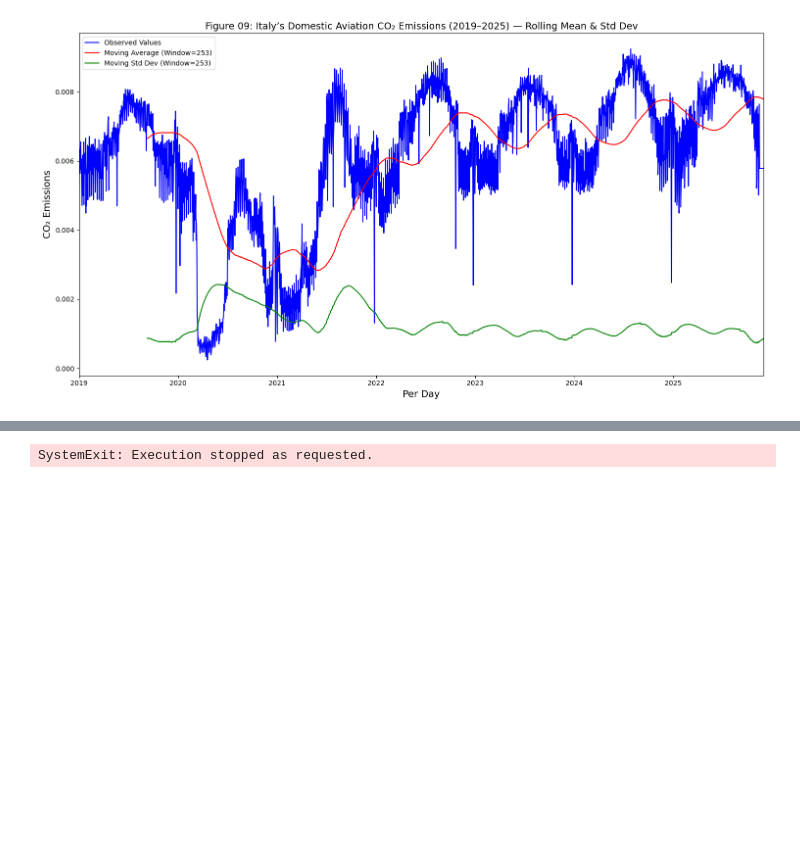
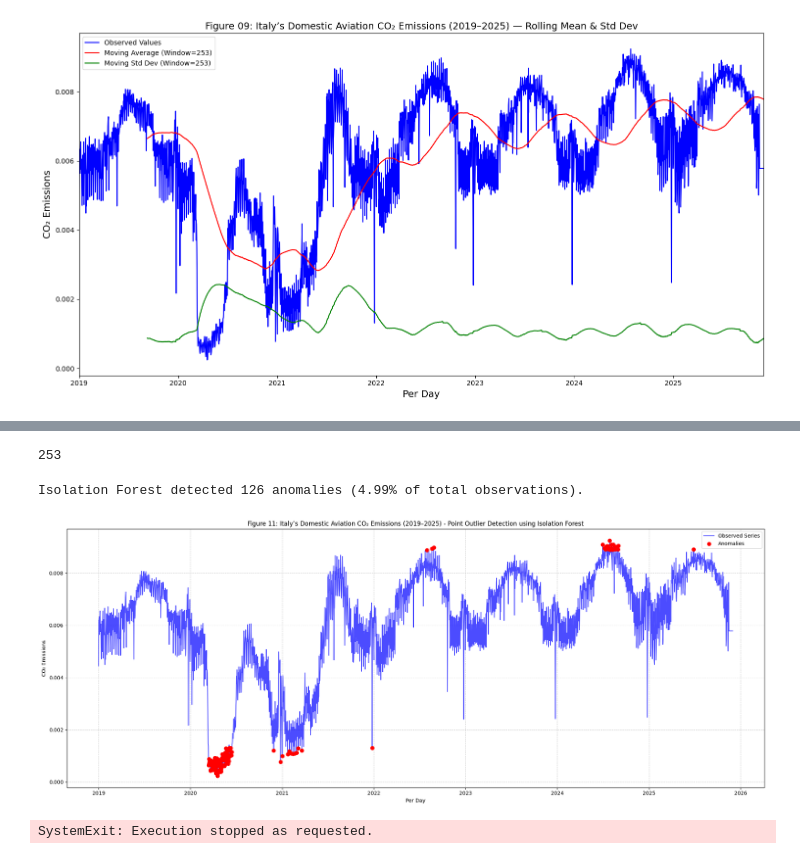
Before and after one commit to thisishasan/data_mining_and_machine_learning, a Jupyter notebook: data_mining_machine_learning.ipynb, the cells around one changed output, grey strips where cells are left out. Saved outputs shown, nothing was run; the diff lists cells and outputs as text; code cells hidden in the pictures; blank space fills up the shorter version.

```diff
--- a/data_mining_machine_learning.ipynb
+++ b/data_mining_machine_learning.ipynb
@@ -706,3 +1065,23 @@ visualize_time_series_with_moving_statistics(
+# %%
+tree_count = 100
+max_sample_size = round(0.1 * len(italy_domestic_aviation_df))
+display(max_sample_size)
+# %% [output]
+253
+# %%
+contamination_rate = 0.05
+# %%
+df_if_output, anomaly_ratio = run_isolation_forest_detection(
+    italy_domestic_aviation_df,
+    target_feature="value",
+    num_trees=tree_count,
+    sample_limit=max_sample_size,
+    anomaly_fraction=contamination_rate,
+    figure_caption="Figure 11: Italy’s Domestic Aviation CO₂ Emissions (2019–2025) - Point Outlier Detection using Isolation Forest"
+)
+# %% [output]
+Isolation Forest detected 126 anomalies (4.99% of total observations).
+[figure, added]
 # %%
 raise SystemExit("Execution stopped as requested.")
 # %% [output]
```
Also changed, not shown: parts of 27 cells of this notebook.
